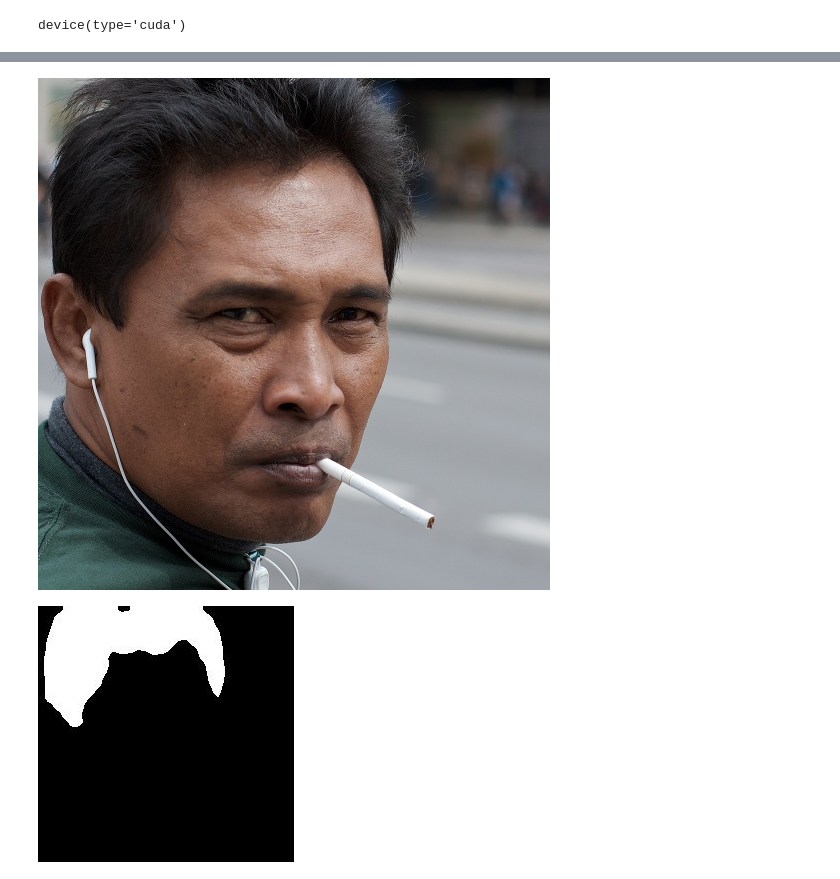
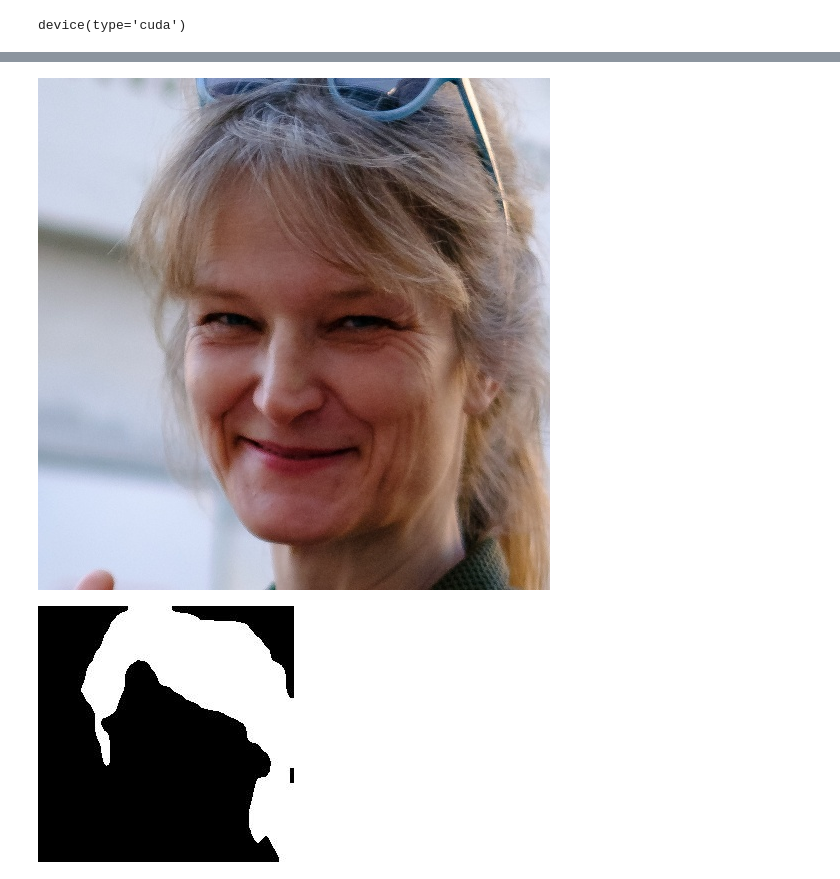
Before and after one commit to andresokol/masters, a Jupyter notebook: deeplab_mask_processing.ipynb, the cells around one changed output, grey strips where cells are left out. Saved outputs shown, nothing was run; the diff lists cells and outputs as text; code cells hidden in the pictures.

```diff
--- a/deeplab_mask_processing.ipynb
+++ b/deeplab_mask_processing.ipynb
@@ -82,10 +88,10 @@ for batch in tqdm.auto.tqdm(dataloader):
     for i in range(len(paths)):
         save_image(masks[i], paths[i])
 # %%
-Image.open("/home/andresokol/data/compressed/09000/09014.jpg")
+Image.open("/home/andresokol/data/compressed/08000/08001.jpg")
 # %% [output]
-[figure, old version]
+[figure, new version]
 # %%
-Image.open("/home/andresokol/data/masks/09000/09014.jpg")
+Image.open("/home/andresokol/data/masks/08000/08001.jpg")
 # %% [output]
-[figure, old version]
+[figure, new version]
```
Also changed, not shown: parts of 7 cells of this notebook, 3 other files.
